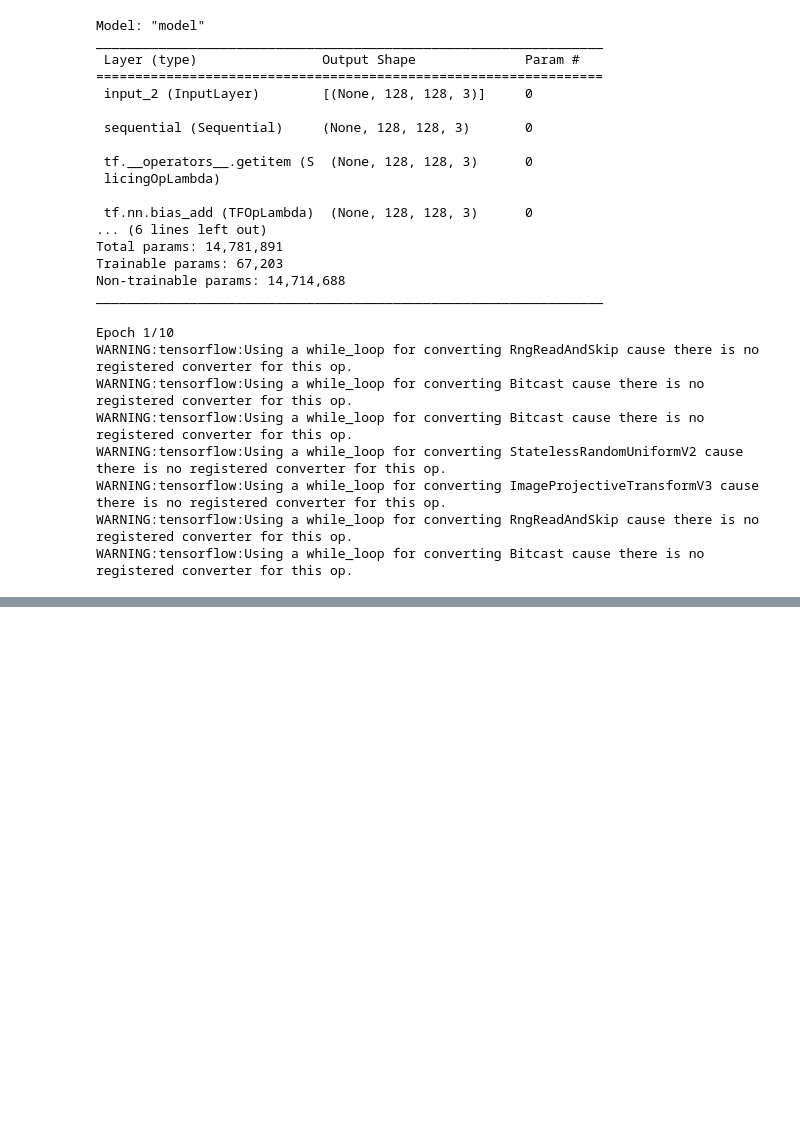
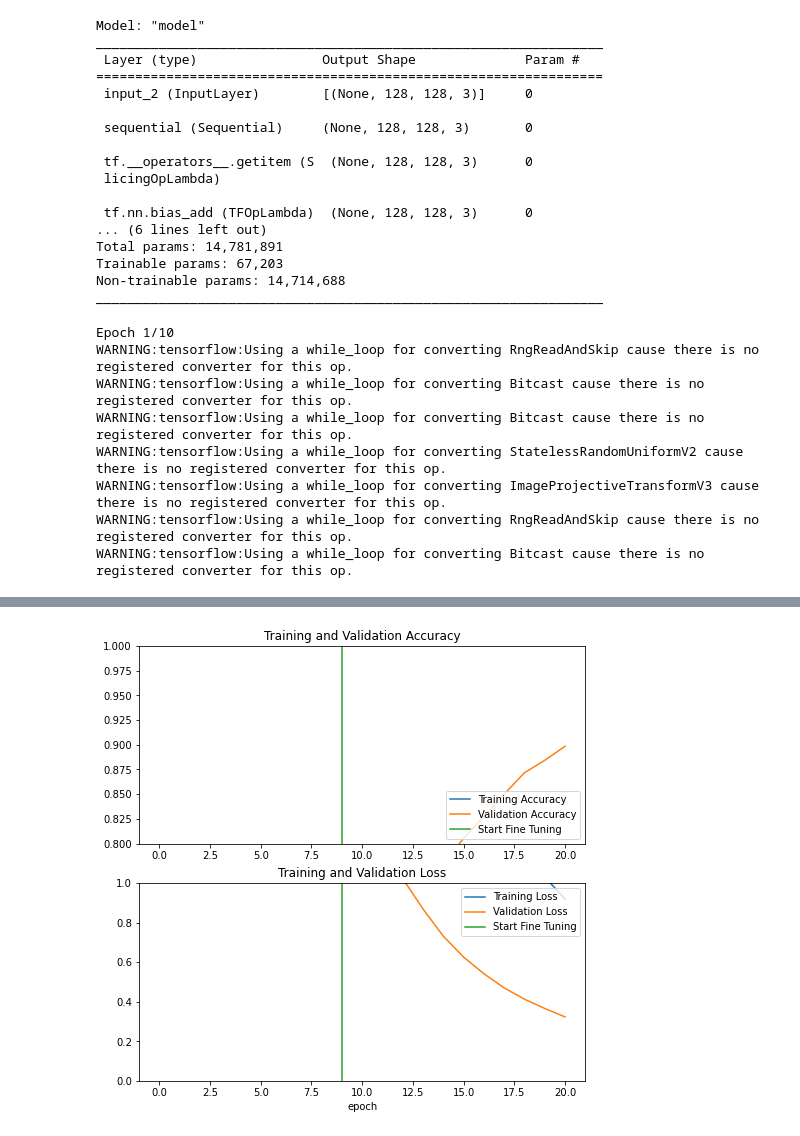
Before and after one commit to JaswanthKarangula/Fruits-and-Vegetable-Classification, a Jupyter notebook: Fruits_Vegetables_Classification VGG + TL.ipynb, the cells around one changed output, grey strips where cells are left out. Cells and saved outputs as stored; diff of their text form; code cells hidden in the pictures; blank space fills up the shorter version.

Commit message:
VGG Training

```diff
--- a/Fruits_Vegetables_Classification VGG + TL.ipynb
+++ b/Fruits_Vegetables_Classification VGG + TL.ipynb
@@ -223,7 +223,7 @@ def trainTLModel(base_model,preprocess_input,fine_tune_at,train_ds,val_ds):
                          initial_epoch=history.epoch[-1],
                          validation_data=val_ds)
   plotHistoryFinetune(history,history_finetune,initial_epochs)
-  return [history_finetune,model,fineTuneModel]
+  return [history,history_finetune,model,fineTuneModel]
 # %%
 vgg_model = tf.keras.applications.VGG16(input_shape=IMG_SHAPE,
                                                include_top=False,
@@ -265,7 +265,7 @@ _________________________________________________________________
 # %%
 vgg_fine_tune_model = getFineTuneModel(vgg_tl_model,100)
 # %%
-[history_finetune,tl_model,fineTuneModel] = trainTLModel(vgg_model,preprocess_input,100,train_ds,val_ds)
+[history,history_finetune,tl_model,fineTuneModel] = trainTLModel(vgg_model,preprocess_input,100,train_ds,val_ds)
 # %% [output]
 Epoch 1/10
 WARNING:tensorflow:Using a while_loop for converting RngReadAndSkip cause there is no registered converter for this op.
@@ -295,2 +295,3 @@ Epoch 8/10
+[figure, added]
 # %%
 fineTuneModel.save('saved_models/vgg16model_finetune/', save_format='tf')
```
Also changed, not shown: parts of 4 cells of this notebook, 9 other files.
